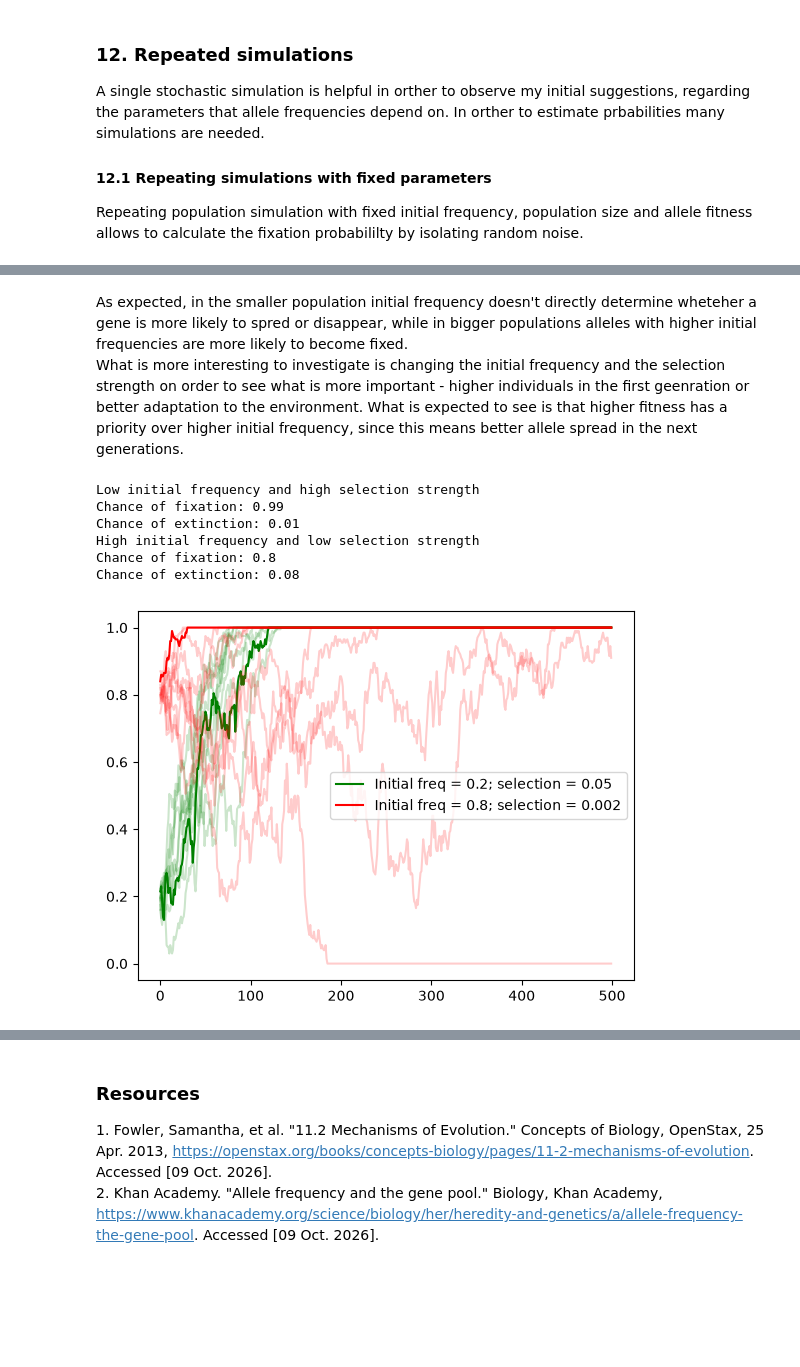
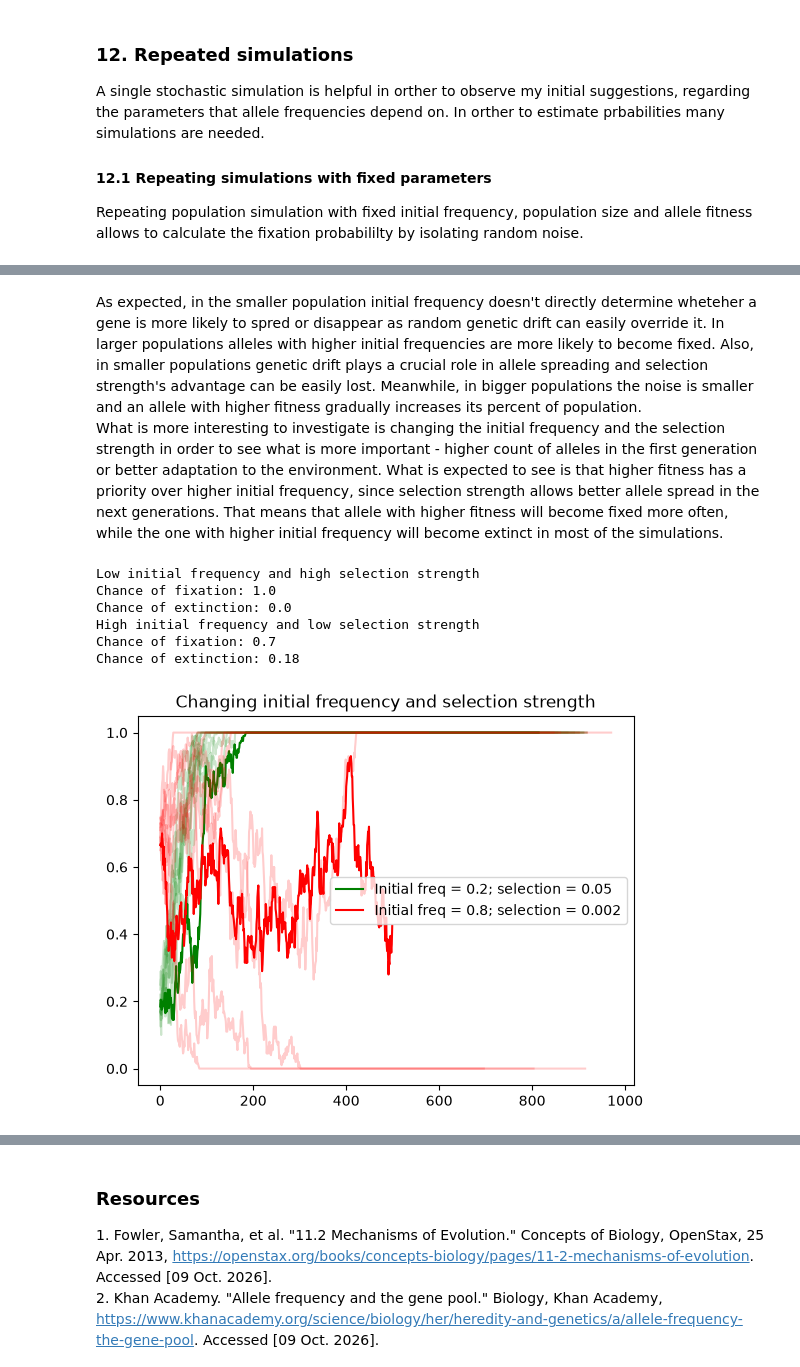
Before and after one commit to Tianna21/MathGene, a Jupyter notebook: MathGene.ipynb, the cells around one changed output, grey strips where cells are left out. Drawn from its saved outputs; the diff is of its cells as text; code cells hidden in the pictures; blank space fills up the shorter version.

Commit message:
Testing the model with different selection strength in small and big populations

```diff
--- a/MathGene.ipynb
+++ b/MathGene.ipynb
@@ -182,7 +182,8 @@ def simulate_population(population_size, initial_frequency, generations = number
         current_frequency = A_copies/allele_copies
         population_frequencies.append(current_frequency)
         frequency = current_frequency
-
+        if current_frequency==1 or current_frequency==0:
+            population_frequencies.extend([current_frequency]*(generations-len(population_frequencies)))
     return population_frequencies
 # %% [markdown]
 ### 9. Experiment 1 - Population size
@@ -298,5 +326,5 @@ plt.show()
 # %% [markdown]
-As expected, in the smaller population initial frequency doesn't directly determine wheteher a gene is more likely to spred or disappear, while in bigger populations alleles with higher initial frequencies are more likely to become fixed. <br> What is more interesting to investigate is changing the initial frequency and the selection strength on order to see what is more important - higher individuals in the first geenration or better adaptation to the environment. What is expected to see is that higher fitness has a priority over higher initial frequency, since this means better allele spread in the next generations.
+As expected, in the smaller population initial frequency doesn't directly determine wheteher a gene is more likely to spred or disappear as random genetic drift can easily override it. In larger populations alleles with higher initial frequencies are more likely to become fixed. Also, in smaller populations genetic drift plays a crucial role in allele spreading and selection strength's advantage can be easily lost. Meanwhile, in bigger populations the noise is smaller and an allele with higher fitness gradually increases its percent of population.<br> What is more interesting to investigate is changing the initial frequency and the selection strength in order to see what is more important - higher count of alleles in the first generation or better adaptation to the environment. What is expected to see is that higher fitness has a priority over higher initial frequency, since selection strength allows better allele spread in the next generations. That means that allele with higher fitness will become fixed more often, while the one with higher initial frequency will become extinct in most of the simulations.
 # %%
 fixation_case1 = 0
 extinction_case1 = 0
@@ -312,37 +340,38 @@ for simulation_case1 in range(simulations):
         if simulation_case1 == 0:
             plt.plot(low_freq_high_selection, c='g', label="Initial freq = 0.2; selection = 0.05")
         else:
             plt.plot(low_freq_high_selection, c='g', alpha=0.2)
 print(f"Chance of fixation: {fixation_case1/simulations}")
 print(f"Chance of extinction: {extinction_case1/simulations}")
 
 
 fixation_case2 = 0
 extinction_case2 = 0
 print("High initial frequency and low selection strength")
 for simulation_case2 in range(simulations):
-    high_freq_low_selection = simulate_population(population_size=population_size,initial_frequency=0.8,selection=0.002)
+    high_freq_low_selection = simulate_population(population_size=population_size,initial_frequency=0.7,selection=0.002)
     if(high_freq_low_selection[-1]==1):
             fixation_case2 += 1
     elif(high_freq_low_selection[-1]==0):
             extinction_case2 += 1
     if simulation_case2 < 10:
         if simulation_case2 == 0:
             plt.plot(high_freq_low_selection, c='r', label="Initial freq = 0.8; selection = 0.002")
         else:
             plt.plot(high_freq_low_selection, c='r', alpha=0.2)
 print(f"Chance of fixation: {fixation_case2/simulations}")
 print(f"Chance of extinction: {extinction_case2/simulations}")
 plt.xlabel="Number of generation"
 plt.ylabel="Allele frequency"
+plt.title("Changing initial frequency and selection strength")
 plt.legend()
 plt.show()
 # %% [output]
 Low initial frequency and high selection strength
-Chance of fixation: 0.99
-Chance of extinction: 0.01
+Chance of fixation: 1.0
+Chance of extinction: 0.0
 High initial frequency and low selection strength
-Chance of fixation: 0.8
-Chance of extinction: 0.08
+Chance of fixation: 0.7
+Chance of extinction: 0.18
-[figure, old version]
+[figure, new version]
 # %% [markdown]
```
Also changed, not shown: parts of 11 cells of this notebook.
